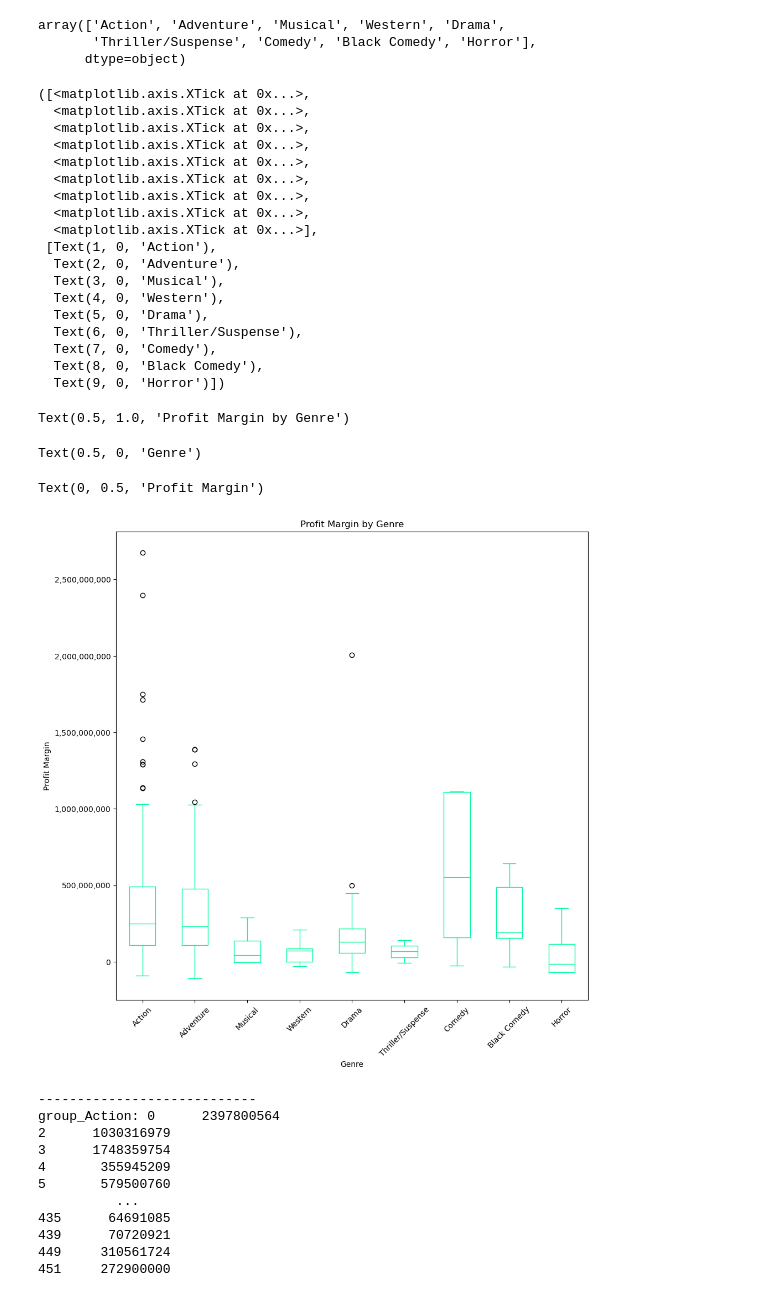
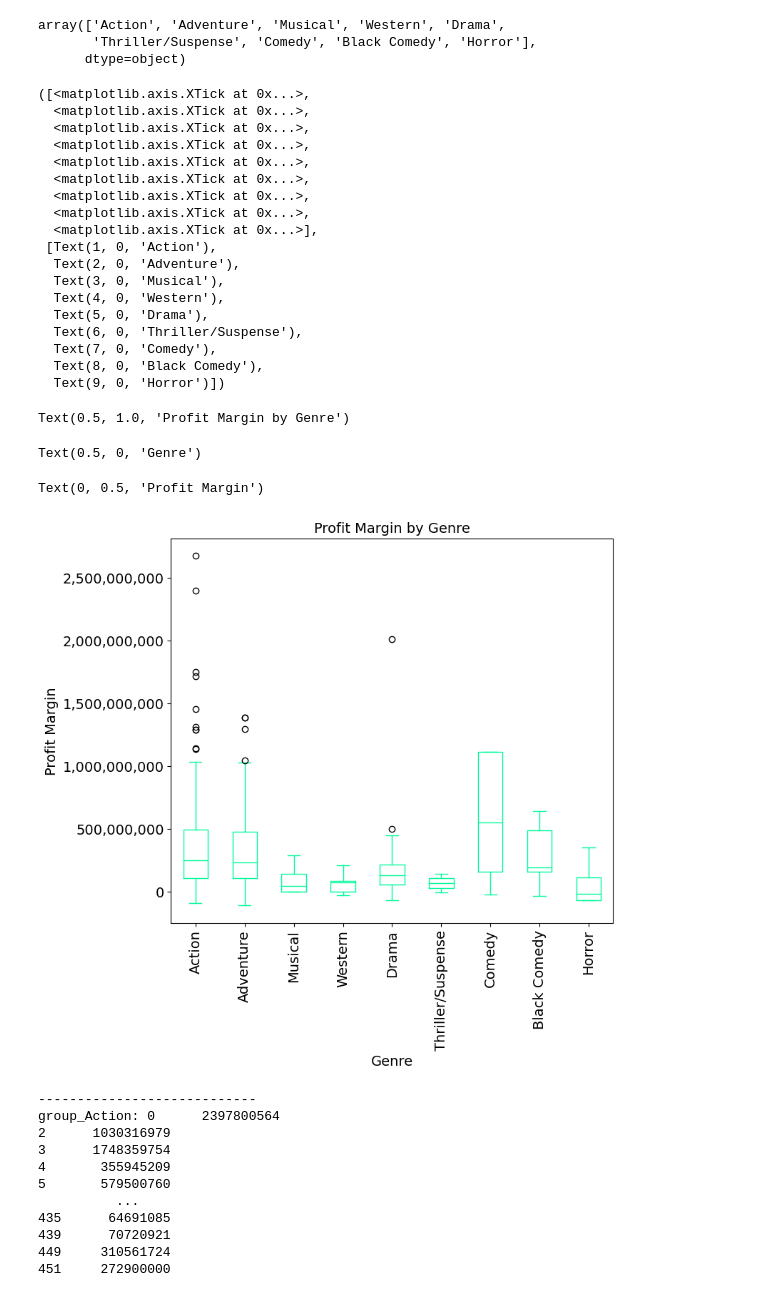
Before and after one commit to endoplasmicosmic/Movie-Success-Analytics, a Jupyter notebook: movie_parisha.ipynb, the cells around one changed output. Saved outputs shown, nothing was run; the diff lists cells and outputs as text; code cells hidden in the pictures.

```diff
--- a/movie_parisha.ipynb
+++ b/movie_parisha.ipynb
@@ -75,43 +74,43 @@ array(['Action', 'Adventure', 'Musical', 'Western', 'Drama',
       dtype=object)
 # %%
 # Create box plot for profit margin by genre
-box_plot = profit_margin_df.plot.box(column='Profit Margin', by='Genre', color='mediumspringgreen', figsize=(11, 11))
+box_plot = profit_margin_df.plot.box(column='Profit Margin', by='Genre', color='mediumspringgreen', figsize=(8,7), fontsize=14)
 
 # Additional chart formatting
-plt.xticks(range(1, len(genre_values_unique) + 1), genre_values_unique, rotation=45)
-plt.title('Profit Margin by Genre')
-plt.xlabel('Genre')
-plt.ylabel('Profit Margin')
+plt.xticks(range(1, len(genre_values_unique) + 1), genre_values_unique, rotation=90)
+plt.title('Profit Margin by Genre',fontdict={'fontsize':14})
+plt.xlabel('Genre',fontdict={'fontsize':14})
+plt.ylabel('Profit Margin',fontdict={'fontsize':14})
 plt.gca().yaxis.set_major_formatter(ticker.FuncFormatter(lambda y, pos: f'{int(y):,}'))
 
 # Save image to Visuals folder
-plt.savefig("movie_analysis_visualizations/profit_margin_by_genre.png")
+plt.savefig("movie_analysis_visualizations/profit_margin_by_genre.png",bbox_inches='tight')
 
 # Display chart
 plt.show()
 # %% [output]
 ([<matplotlib.axis.XTick at 0x...>,
   <matplotlib.axis.XTick at 0x...>,
   <matplotlib.axis.XTick at 0x...>,
   <matplotlib.axis.XTick at 0x...>,
   <matplotlib.axis.XTick at 0x...>,
   <matplotlib.axis.XTick at 0x...>,
   <matplotlib.axis.XTick at 0x...>,
   <matplotlib.axis.XTick at 0x...>,
   <matplotlib.axis.XTick at 0x...>],
  [Text(1, 0, 'Action'),
   Text(2, 0, 'Adventure'),
   Text(3, 0, 'Musical'),
   Text(4, 0, 'Western'),
   Text(5, 0, 'Drama'),
   Text(6, 0, 'Thriller/Suspense'),
   Text(7, 0, 'Comedy'),
   Text(8, 0, 'Black Comedy'),
   Text(9, 0, 'Horror')])
 Text(0.5, 1.0, 'Profit Margin by Genre')
 Text(0.5, 0, 'Genre')
 Text(0, 0.5, 'Profit Margin')
-[figure, old version]
+[figure, new version]
 # %%
 # ANOVA Analysis pt.1
 
```
Also changed, not shown: parts of 2 cells of this notebook, 1 other file.
